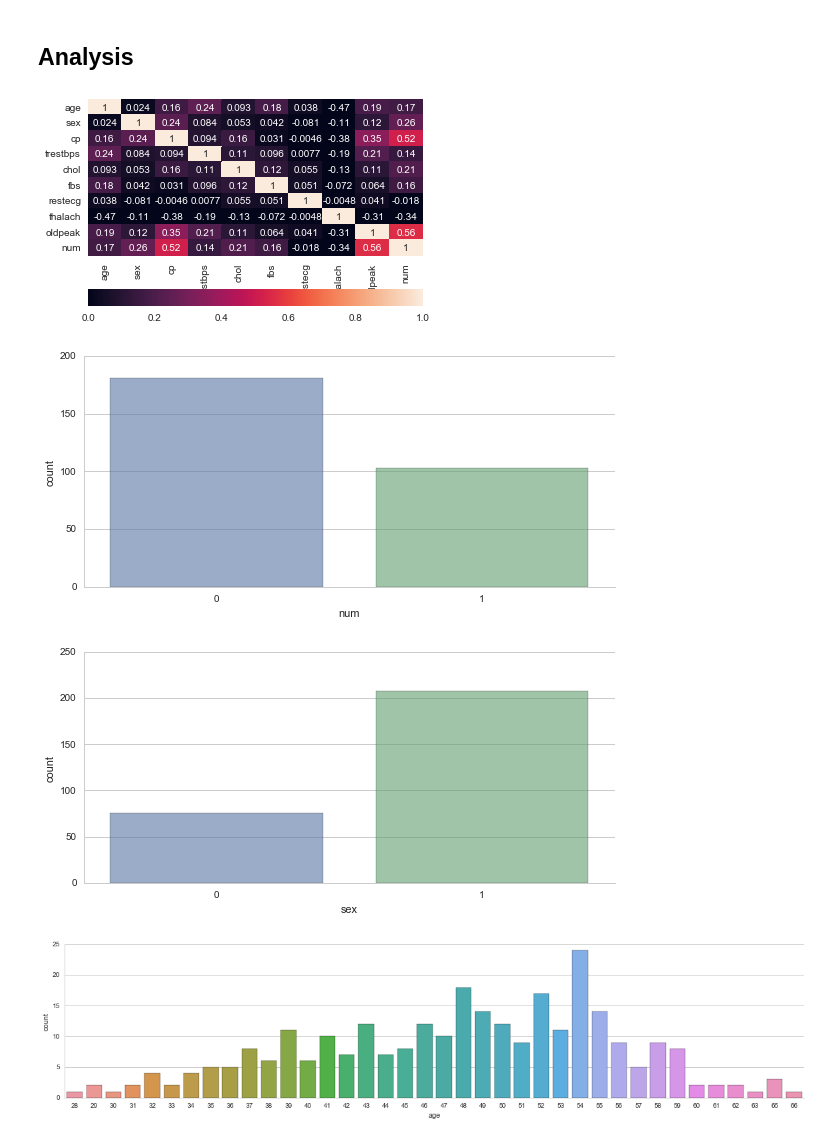
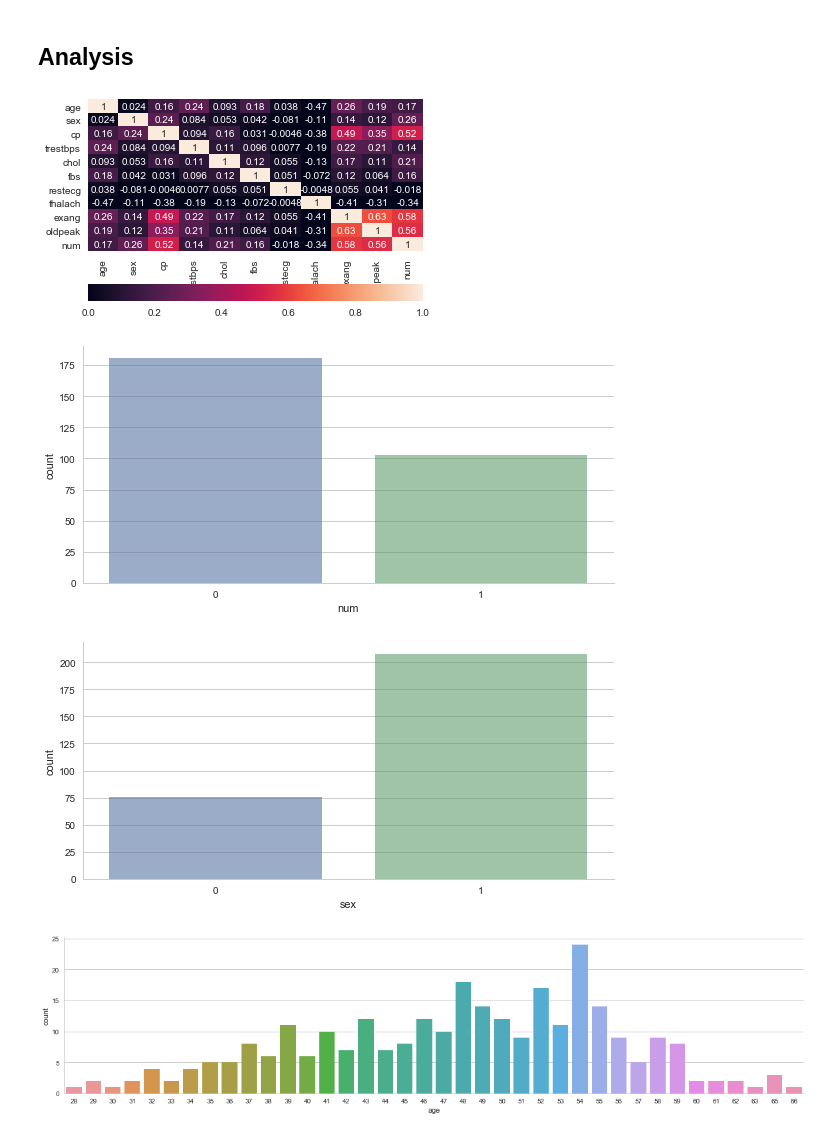
Before and after one commit to suyogT17/Heart-Attack-Prediction, a Jupyter notebook: Heart Attack Prediction.ipynb, the cells around one changed output. Cells and saved outputs as stored; diff of their text form; code cells hidden in the pictures.

```diff
--- a/Heart Attack Prediction.ipynb
+++ b/Heart Attack Prediction.ipynb
@@ -80,7 +80,7 @@ df.head()
 | 4 | 31 | 0 | 2 | 100 | 219 | 0 | 1 | 150 | 0 | 0.0 | 0 |
 # %%
 #converting data type of columns from string to float
-df[['trestbps','chol','fbs','restecg','thalach']]=df[['trestbps','chol','fbs','restecg','thalach']].astype(np.float64,inplace=True)
+df[['trestbps','chol','fbs','restecg','exang','thalach']]=df[['trestbps','chol','fbs','restecg','exang','thalach']].astype(np.float64,inplace=True)
 df.head()
 # %% [output]
 |  | age | sex | cp | trestbps | chol | fbs | restecg | thalach | exang | oldpeak | num |
@@ -119,19 +119,19 @@ df.describe()
 # %%
 p=sns.heatmap(df.corr(),vmin=0,vmax=1,annot=True,cbar=True ,cbar_kws={"orientation": "horizontal"})
 # %% [output]
-[figure, old version]
+[figure, new version]
 # %%
 #number of peoples suffering heart Attack
 with sns.axes_style("whitegrid"):
-    sns.factorplot("num", data=df, aspect=2.0, kind='count',alpha=0.6,label=["jkjkk"])
+    sns.factorplot("num", data=df, aspect=2.0, kind='count',alpha=0.6)
 # %% [output]
-[figure, old version]
+[figure, new version]
 # %%
 #number of males and females
 with sns.axes_style("whitegrid"):
     sns.factorplot("sex", data=df, aspect=2.0, kind='count',alpha=0.6)
 # %% [output]
-[figure, old version]
+[figure, new version]
 # %%
 #number of peoples of agewise
 with sns.axes_style("whitegrid"):
```
Also changed, not shown: parts of 28 cells of this notebook.
